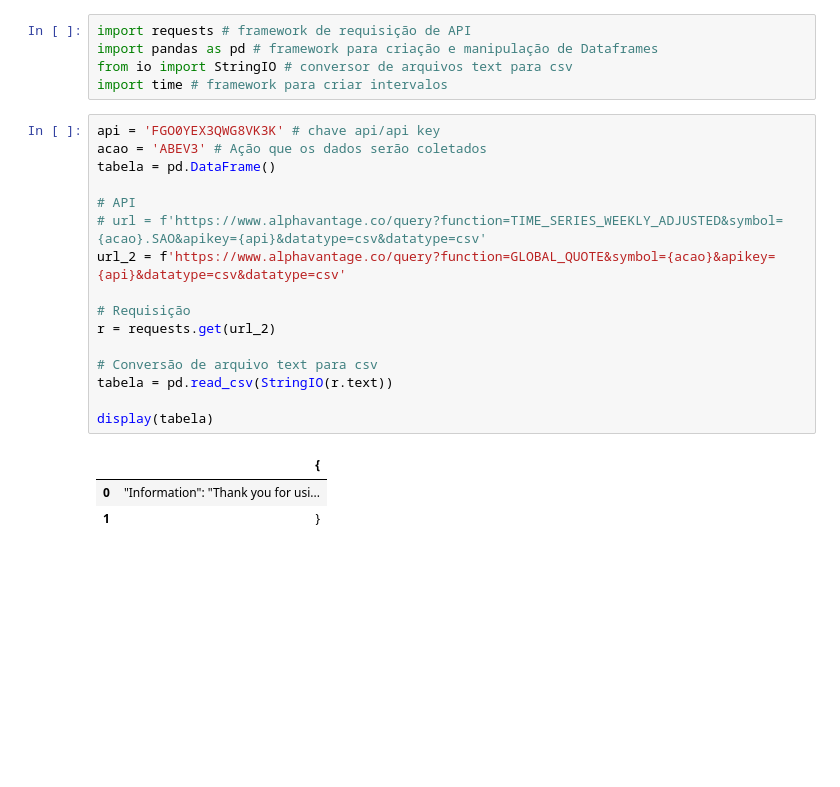
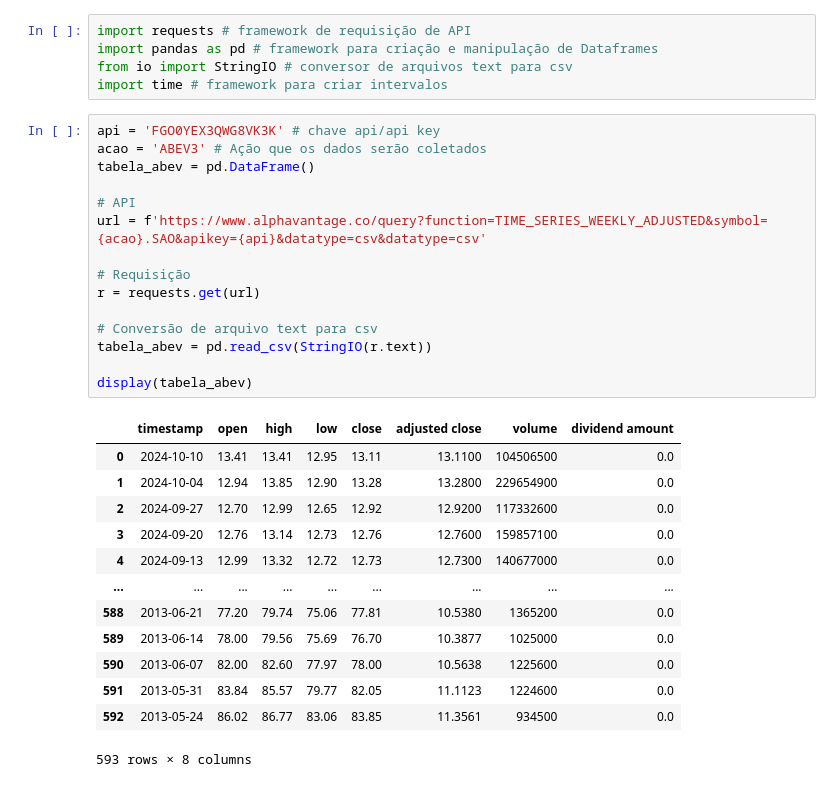
Before and after one commit to 0285douglas/cotacao-de-acoes, a Jupyter notebook: cotacao-de-acoes.ipynb, the cells around one changed output. Cells and saved outputs as stored; diff of their text form; blank space fills up the shorter version.

```diff
--- a/cotacao-de-acoes.ipynb
+++ b/cotacao-de-acoes.ipynb
@@ -6,20 +6,29 @@ import time # framework para criar intervalos
 # %%
 api = 'FGO0YEX3QWG8VK3K' # chave api/api key
 acao = 'ABEV3' # Ação que os dados serão coletados
-tabela = pd.DataFrame()
+tabela_abev = pd.DataFrame()
 
 # API
-# url = f'https://www.alphavantage.co/query?function=TIME_SERIES_WEEKLY_ADJUSTED&symbol={acao}.SAO&apikey={api}&datatype=csv&datatype=csv'
-url_2 = f'https://www.alphavantage.co/query?function=GLOBAL_QUOTE&symbol={acao}&apikey={api}&datatype=csv&datatype=csv'
+url = f'https://www.alphavantage.co/query?function=TIME_SERIES_WEEKLY_ADJUSTED&symbol={acao}.SAO&apikey={api}&datatype=csv&datatype=csv'
 
 # Requisição
-r = requests.get(url_2)
+r = requests.get(url)
 
 # Conversão de arquivo text para csv
-tabela = pd.read_csv(StringIO(r.text))
+tabela_abev = pd.read_csv(StringIO(r.text))
 
-display(tabela)
+display(tabela_abev)
 # %% [output]
-|  | { |
-| 0 | "Information": "Thank you for usi... |
-| 1 | } |
+|  | timestamp | open | high | low | close | adjusted close | volume | dividend amount |
+| 0 | 2024-10-10 | 13.41 | 13.41 | 12.95 | 13.11 | 13.1100 | 104506500 | 0.0 |
+| 1 | 2024-10-04 | 12.94 | 13.85 | 12.90 | 13.28 | 13.2800 | 229654900 | 0.0 |
+| 2 | 2024-09-27 | 12.70 | 12.99 | 12.65 | 12.92 | 12.9200 | 117332600 | 0.0 |
+| 3 | 2024-09-20 | 12.76 | 13.14 | 12.73 | 12.76 | 12.7600 | 159857100 | 0.0 |
+| 4 | 2024-09-13 | 12.99 | 13.32 | 12.72 | 12.73 | 12.7300 | 140677000 | 0.0 |
+| ... | ... | ... | ... | ... | ... | ... | ... | ... |
+| 588 | 2013-06-21 | 77.20 | 79.74 | 75.06 | 77.81 | 10.5380 | 1365200 | 0.0 |
+| 589 | 2013-06-14 | 78.00 | 79.56 | 75.69 | 76.70 | 10.3877 | 1025000 | 0.0 |
+| 590 | 2013-06-07 | 82.00 | 82.60 | 77.97 | 78.00 | 10.5638 | 1225600 | 0.0 |
+| 591 | 2013-05-31 | 83.84 | 85.57 | 79.77 | 82.05 | 11.1123 | 1224600 | 0.0 |
+| 592 | 2013-05-24 | 86.02 | 86.77 | 83.06 | 83.85 | 11.3561 | 934500 | 0.0 |
+593 rows × 8 columns
```
Also changed, not shown: parts of 5 cells of this notebook, 2 other files.
